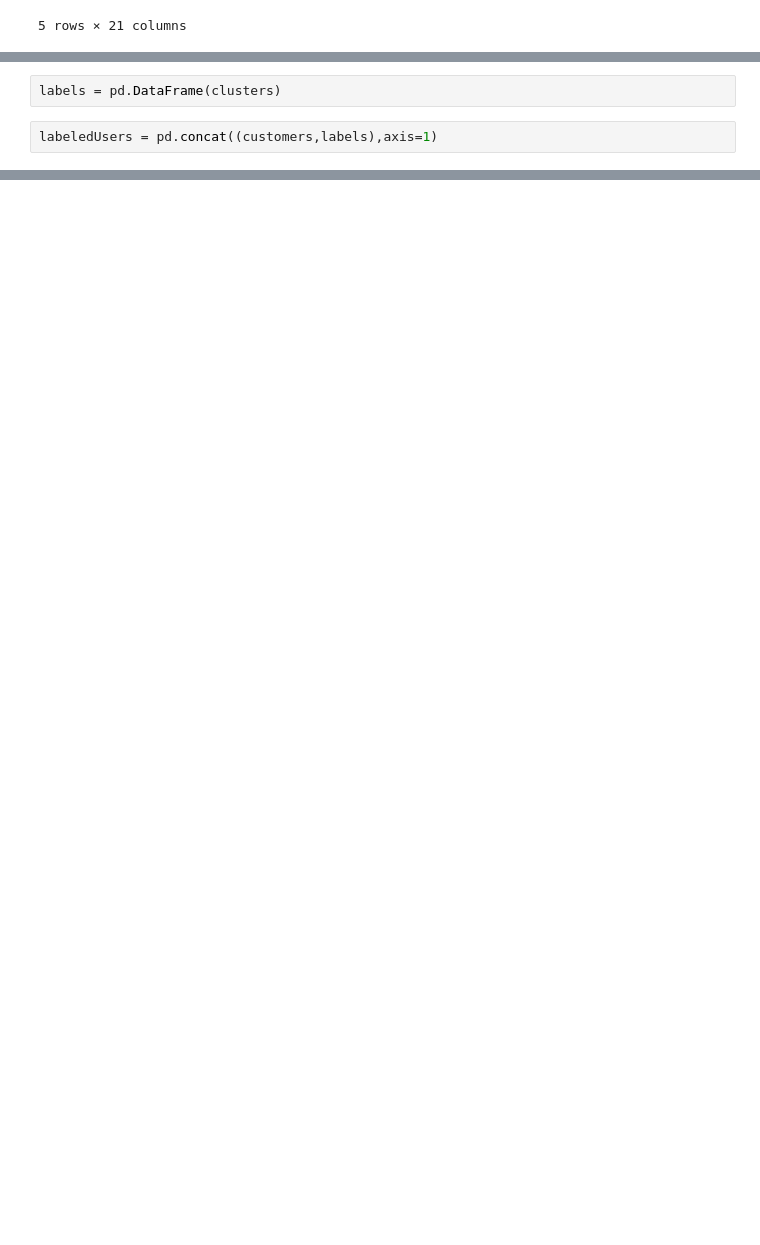
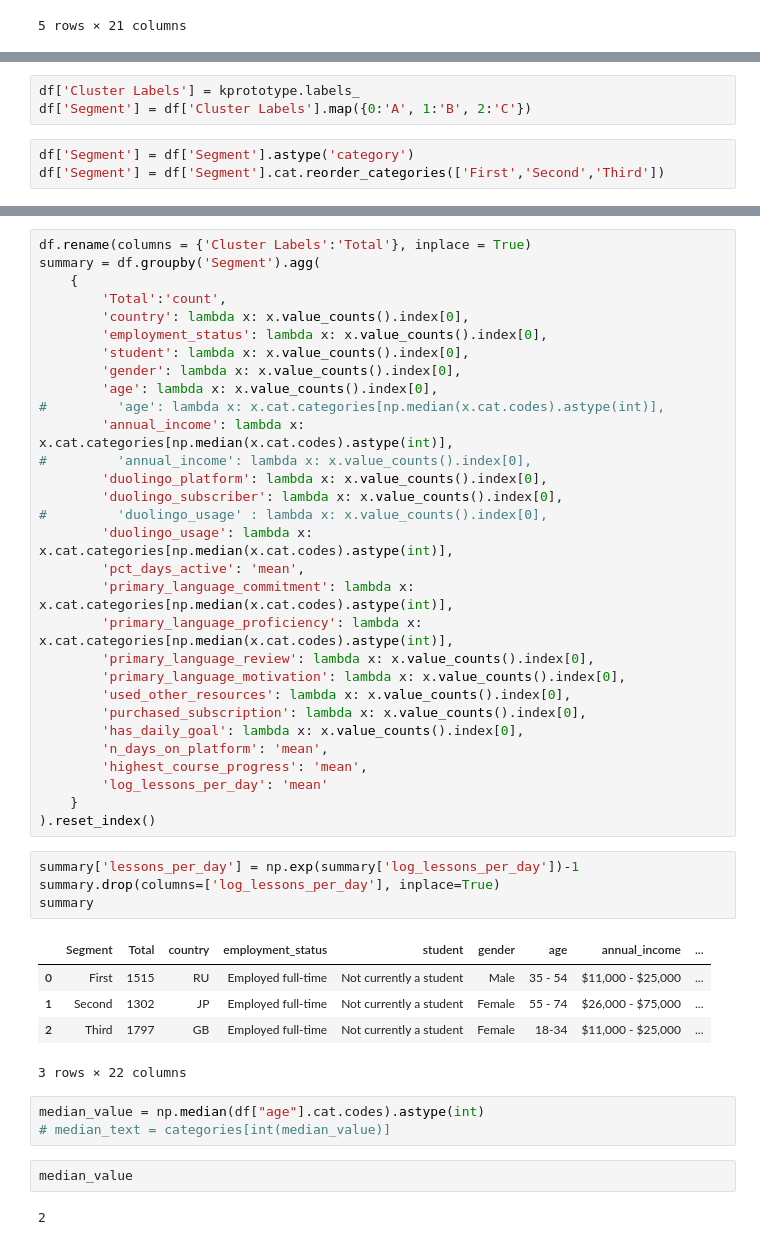
Before and after one commit to eamonoflamancha/duolingo, a Jupyter notebook: Notebooks/Clustering.ipynb, the cells around one changed output, grey strips where cells are left out. Cells and saved outputs as stored; diff of their text form; blank space fills up the shorter version.

```diff
--- a/Notebooks/Clustering.ipynb
+++ b/Notebooks/Clustering.ipynb
@@ -68,4 +143,6 @@ array([1, 1, 2, ..., 0, 2, 1], dtype=uint16)
 # %%
-labels = pd.DataFrame(clusters)
+df['Cluster Labels'] = kprototype.labels_
+df['Segment'] = df['Cluster Labels'].map({0:'A', 1:'B', 2:'C'})
 # %%
-labeledUsers = pd.concat((customers,labels),axis=1)
+df['Segment'] = df['Segment'].astype('category')
+df['Segment'] = df['Segment'].cat.reorder_categories(['First','Second','Third'])
@@ -78,0 +169,47 @@ labeledUsers = pd.concat((customers,labels),axis=1)
+# %%
+df.rename(columns = {'Cluster Labels':'Total'}, inplace = True)
+summary = df.groupby('Segment').agg(
+    {
+        'Total':'count',
+        'country': lambda x: x.value_counts().index[0],
+        'employment_status': lambda x: x.value_counts().index[0],
+        'student': lambda x: x.value_counts().index[0],
+        'gender': lambda x: x.value_counts().index[0],
+        'age': lambda x: x.value_counts().index[0],
+#         'age': lambda x: x.cat.categories[np.median(x.cat.codes).astype(int)],
+        'annual_income': lambda x: x.cat.categories[np.median(x.cat.codes).astype(int)],
+#         'annual_income': lambda x: x.value_counts().index[0],
+        'duolingo_platform': lambda x: x.value_counts().index[0],
+        'duolingo_subscriber': lambda x: x.value_counts().index[0],
+#         'duolingo_usage' : lambda x: x.value_counts().index[0],
+        'duolingo_usage': lambda x: x.cat.categories[np.median(x.cat.codes).astype(int)],
+        'pct_days_active': 'mean',
+        'primary_language_commitment': lambda x: x.cat.categories[np.median(x.cat.codes).astype(int)],
+        'primary_language_proficiency': lambda x: x.cat.categories[np.median(x.cat.codes).astype(int)],
+        'primary_language_review': lambda x: x.value_counts().index[0],
+        'primary_language_motivation': lambda x: x.value_counts().index[0],
+        'used_other_resources': lambda x: x.value_counts().index[0],
+        'purchased_subscription': lambda x: x.value_counts().index[0],
+        'has_daily_goal': lambda x: x.value_counts().index[0],
+        'n_days_on_platform': 'mean',
+        'highest_course_progress': 'mean',
+        'log_lessons_per_day': 'mean'
+    }
+).reset_index()
+# %%
+summary['lessons_per_day'] = np.exp(summary['log_lessons_per_day'])-1
+summary.drop(columns=['log_lessons_per_day'], inplace=True)
+summary
+# %% [output]
+|  | Segment | Total | country | employment_status | student | gender | age | annual_income | ... |
+| 0 | First | 1515 | RU | Employed full-time | Not currently a student | Male | 35 - 54 | $11,000 - $25,000 | ... |
+| 1 | Second | 1302 | JP | Employed full-time | Not currently a student | Female | 55 - 74 | $26,000 - $75,000 | ... |
+| 2 | Third | 1797 | GB | Employed full-time | Not currently a student | Female | 18-34 | $11,000 - $25,000 | ... |
+3 rows × 22 columns
+# %%
+median_value = np.median(df["age"].cat.codes).astype(int)
+# median_text = categories[int(median_value)]
+# %%
+median_value
+# %% [output]
+2
```
Also changed, not shown: parts of 17 cells of this notebook, 1 other file.
